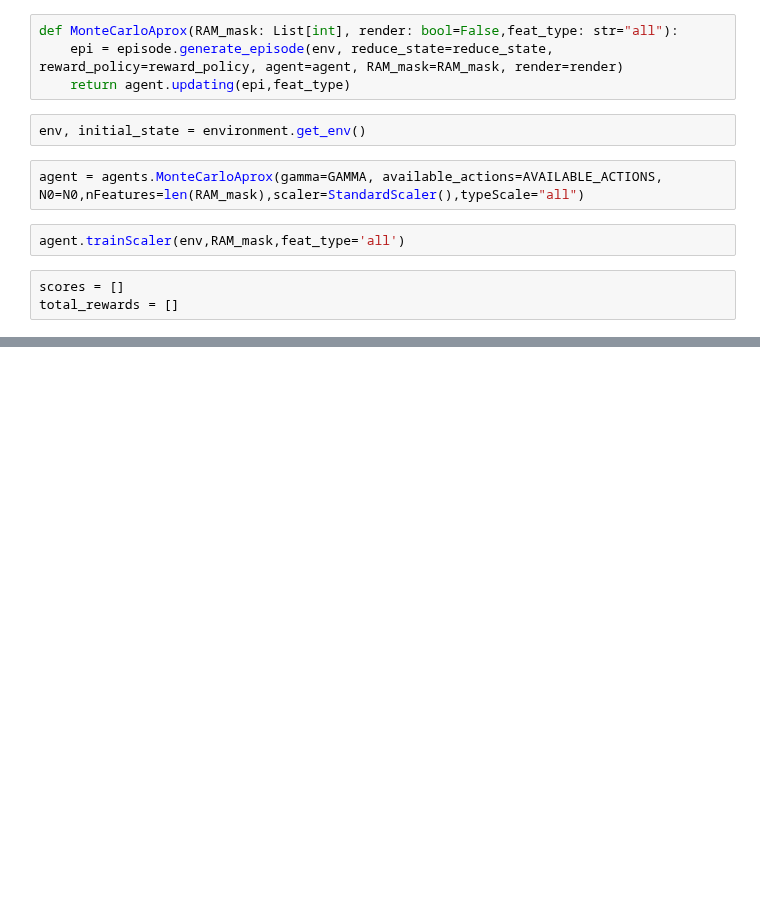
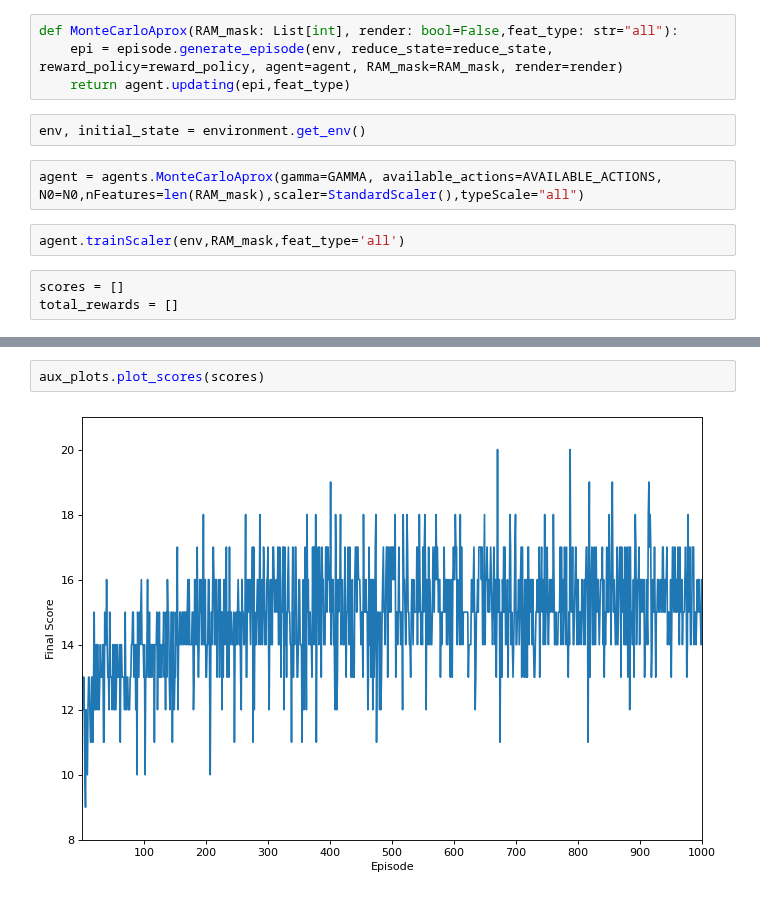
Before and after one commit to DionisiusMayr/FreewayGame, a Jupyter notebook: victor.sot/Montecarlo Approximator notebook1.ipynb, the cells around one changed output, grey strips where cells are left out. Drawn from its saved outputs; the diff is of its cells as text; blank space fills up the shorter version.

```diff
--- a/victor.sot/Montecarlo Approximator notebook1.ipynb
+++ b/victor.sot/Montecarlo Approximator notebook1.ipynb
@@ -160,3 +161,7 @@ Wall time: 1h 36min 31s
+# %%
+aux_plots.plot_scores(scores)
+# %% [output]
+[figure, added]
 # %%
 aux_plots.plot_scores(scores)
 # %% [output]
```
Also changed, not shown: parts of 10 cells of this notebook, 11 other files.
